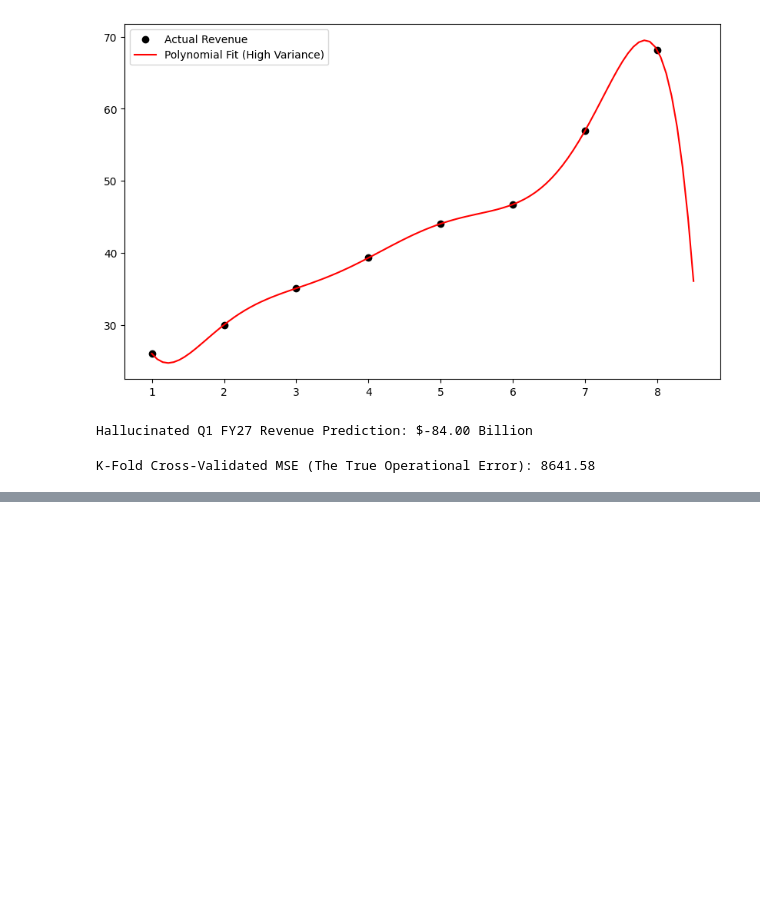
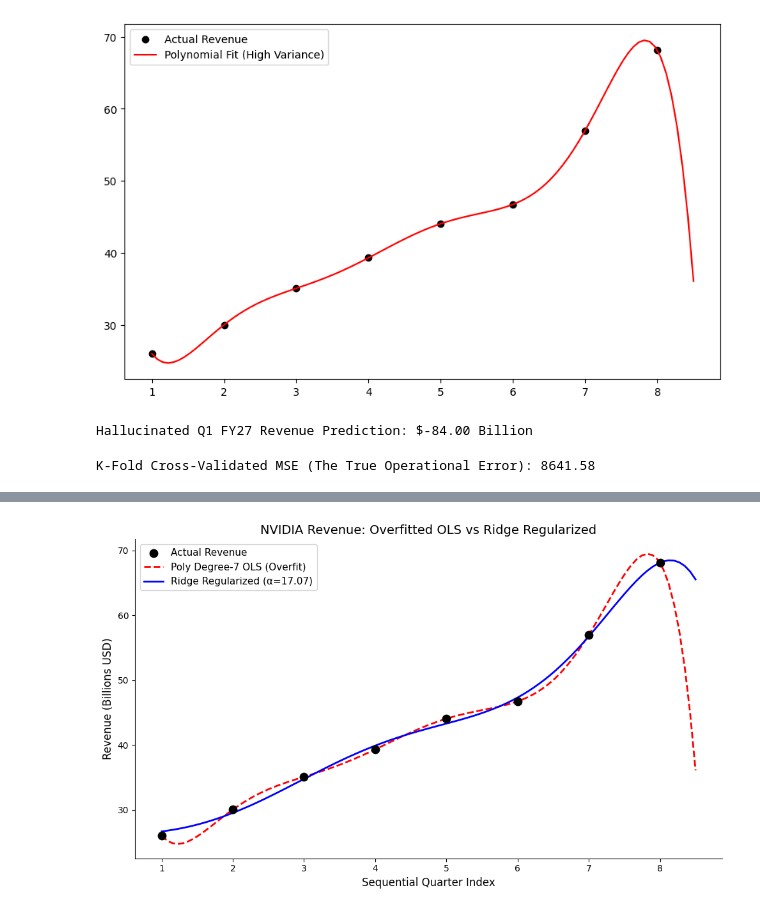
Before and after one commit to jingxuchen19/ECON5200-Applied-Data-Analytics-in-Economics, a Jupyter notebook: Class 15/Lab_15.ipynb, the cells around one changed output, grey strips where cells are left out. Drawn from its saved outputs; the diff is of its cells as text; code cells hidden in the pictures; blank space fills up the shorter version.

```diff
--- a/Class 15/Lab_15.ipynb
+++ b/Class 15/Lab_15.ipynb
@@ -90,3 +90,93 @@ mean_cv_mse = -cv_scores.mean()
 print(f"K-Fold Cross-Validated MSE (The True Operational Error): {mean_cv_mse:.2f}")
 # %% [output]
 K-Fold Cross-Validated MSE (The True Operational Error): 8641.58
+# %%
+# ══════════════════════════════════════════════════════════════════════
+# AI-ASSISTED EXPANSION: Ridge Regression (L2 Regularization)
+# Goal: Constrain the chaotic variance of the 7th-degree polynomial
+#        by penalizing large coefficient weights.
+# ══════════════════════════════════════════════════════════════════════
+
+from sklearn.linear_model import RidgeCV
+
+# ── Step 1: Define a range of candidate alpha (λ) values ─────────────
+# Alpha controls the L2 penalty strength:
+#   - Small alpha ≈ no penalty (behaves like OLS, high variance)
+#   - Large alpha = heavy penalty (shrinks coefficients toward zero, more stable)
+alphas = np.logspace(-2, 6, 100)  # 100 candidates from 0.01 to 1,000,000
+
+# ── Step 2: Use RidgeCV with 4-Fold Cross-Validation ─────────────────
+# RidgeCV automatically tests every alpha using 4-Fold CV and picks
+# the one with the lowest cross-validated error.
+# Under the hood, for EACH alpha candidate:
+#   Ridge minimizes: SSE + alpha * Σ(β_j²)
+#   The α * Σ(β_j²) term is the L2 penalty — it adds a "tax" on large
+#   coefficients, forcing the optimizer to keep weights small and stable.
+ridge_cv = RidgeCV(alphas=alphas, cv=4, scoring='neg_mean_squared_error')
+
+# Fit on the SAME 7th-degree polynomial features from Step 3
+# X_poly was already created by PolynomialFeatures(degree=7)
+ridge_cv.fit(X_poly, y)
+
+# ── Step 3: Extract the optimal alpha and results ────────────────────
+best_alpha = ridge_cv.alpha_
+print(f"Optimal Alpha (λ) selected by 4-Fold CV: {best_alpha:.4f}")
+
+# Ridge predictions on training data
+y_pred_ridge = ridge_cv.predict(X_poly)
+mse_ridge_train = mean_squared_error(y, y_pred_ridge)
+print(f"Ridge Training MSE: {mse_ridge_train:.2f}")
+
+# ── Step 4: Cross-Validated MSE for the Ridge model ──────────────────
+# This is the TRUE out-of-sample error — the metric that actually matters.
+cv_scores_ridge = cross_val_score(
+    ridge_cv, X_poly, y, cv=4, scoring='neg_mean_squared_error'
+)
+mean_cv_mse_ridge = -cv_scores_ridge.mean()
+print(f"Ridge K-Fold Cross-Validated MSE: {mean_cv_mse_ridge:.2f}")
+
+# ── Step 5: Compare coefficient magnitudes ───────────────────────────
+# The L2 penalty explicitly shrinks coefficient weights:
+#   Without penalty (OLS), the optimizer is free to assign huge weights
+#   to perfectly memorize every data point — this is overfitting.
+#   With L2 penalty, every coefficient β_j is "taxed" proportionally to β_j².
+#   Larger weights get taxed MORE (because squaring amplifies big values),
+#   so the optimizer is forced to find a solution with smaller, more
+#   moderate weights — this suppresses chaotic variance.
+print("\n── Coefficient Comparison ──")
+print(f"{'Degree':<10} {'OLS (Overfit)':<20} {'Ridge (Regularized)':<20}")
+print("-" * 50)
+for i in range(len(poly_reg.coef_)):
+    print(f"x^{i+1:<7} {poly_reg.coef_[i]:<20.4f} {ridge_cv.coef_[i]:<20.4f}")
+
+# ── Step 6: Visualization — Overfitted vs Regularized ────────────────
+# Generate smooth curves for both models
+X_smooth = np.linspace(1, 8.5, 100).reshape(-1, 1)
+X_smooth_poly = poly_features.transform(X_smooth)
+
+y_smooth_ols = poly_reg.predict(X_smooth_poly)       # Original overfit curve
+y_smooth_ridge = ridge_cv.predict(X_smooth_poly)      # Ridge regularized curve
+
+plt.figure(figsize=(10, 6))
+plt.scatter(X, y, color='black', s=80, zorder=5, label='Actual Revenue')
+plt.plot(X_smooth, y_smooth_ols, color='red', linewidth=2,
+         linestyle='--', label=f'Poly Degree-7 OLS (Overfit)')
+plt.plot(X_smooth, y_smooth_ridge, color='blue', linewidth=2,
+         label=f'Ridge Regularized (α={best_alpha:.2f})')
+plt.title('NVIDIA Revenue: Overfitted OLS vs Ridge Regularized', fontsize=14)
+plt.xlabel('Sequential Quarter Index', fontsize=12)
+plt.ylabel('Revenue (Billions USD)', fontsize=12)
+plt.legend(fontsize=11)
+plt.gca().spines['top'].set_visible(False)
+plt.gca().spines['right'].set_visible(False)
+plt.tight_layout()
+plt.show()
+
+# ── Step 7: Summary comparison ───────────────────────────────────────
+print("\n══ FINAL COMPARISON ══")
+print(f"{'Metric':<35} {'OLS Poly-7':<18} {'Ridge Poly-7':<18}")
+print("=" * 70)
+print(f"{'Training MSE':<35} {mse_poly:<18.2f} {mse_ridge_train:<18.2f}")
+print(f"{'K-Fold CV MSE (True Error)':<35} {mean_cv_mse:<18.2f} {mean_cv_mse_ridge:<18.2f}")
+print(f"{'Variance Gap (CV - Train)':<35} {mean_cv_mse - mse_poly:<18.2f} {mean_cv_mse_ridge - mse_ridge_train:<18.2f}")
+# %% [output]
@@ -92,0 +197 @@ K-Fold Cross-Validated MSE (The True Operational Error): 8641.58
+[figure, added]
```
Also changed, not shown: parts of 1 cell of this notebook.
